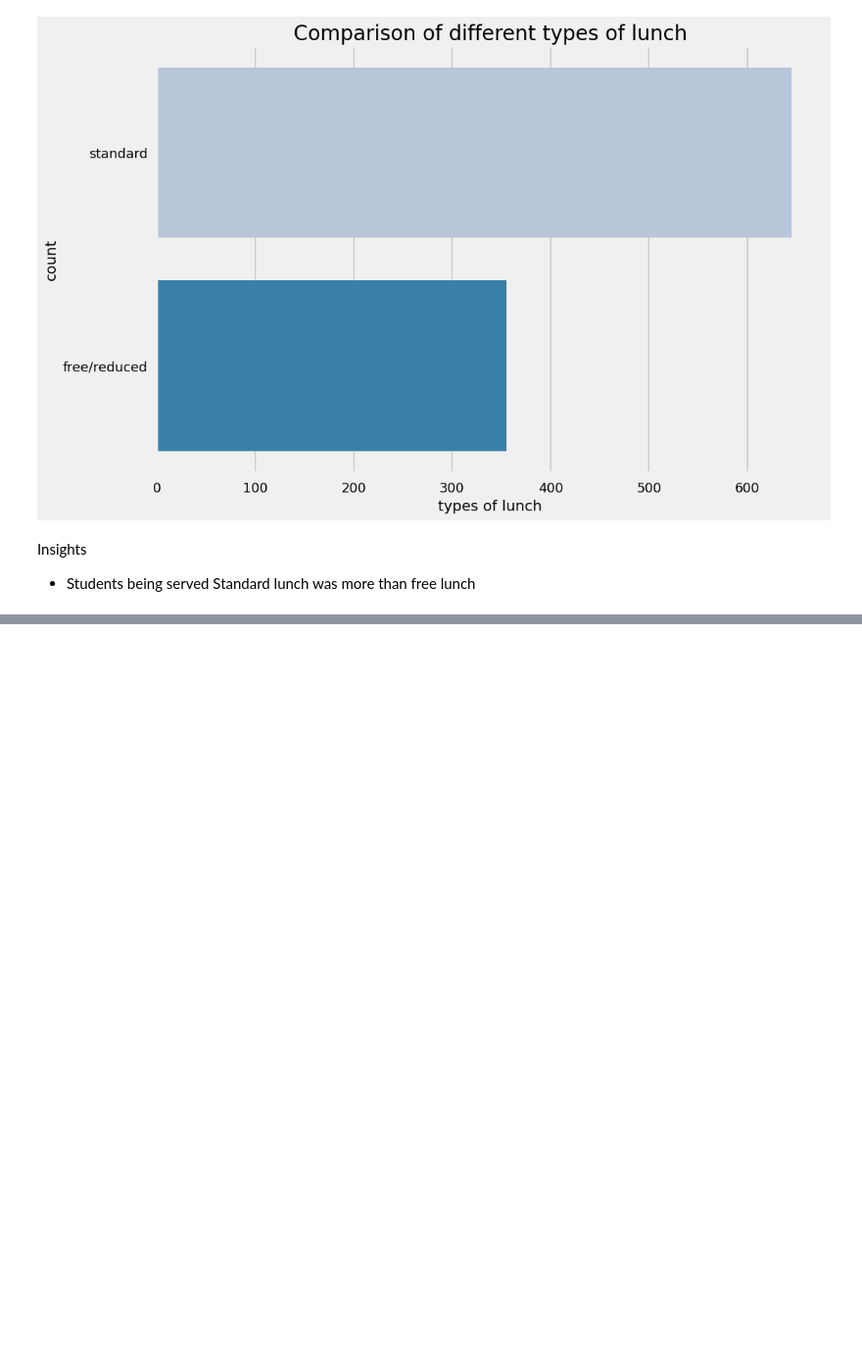
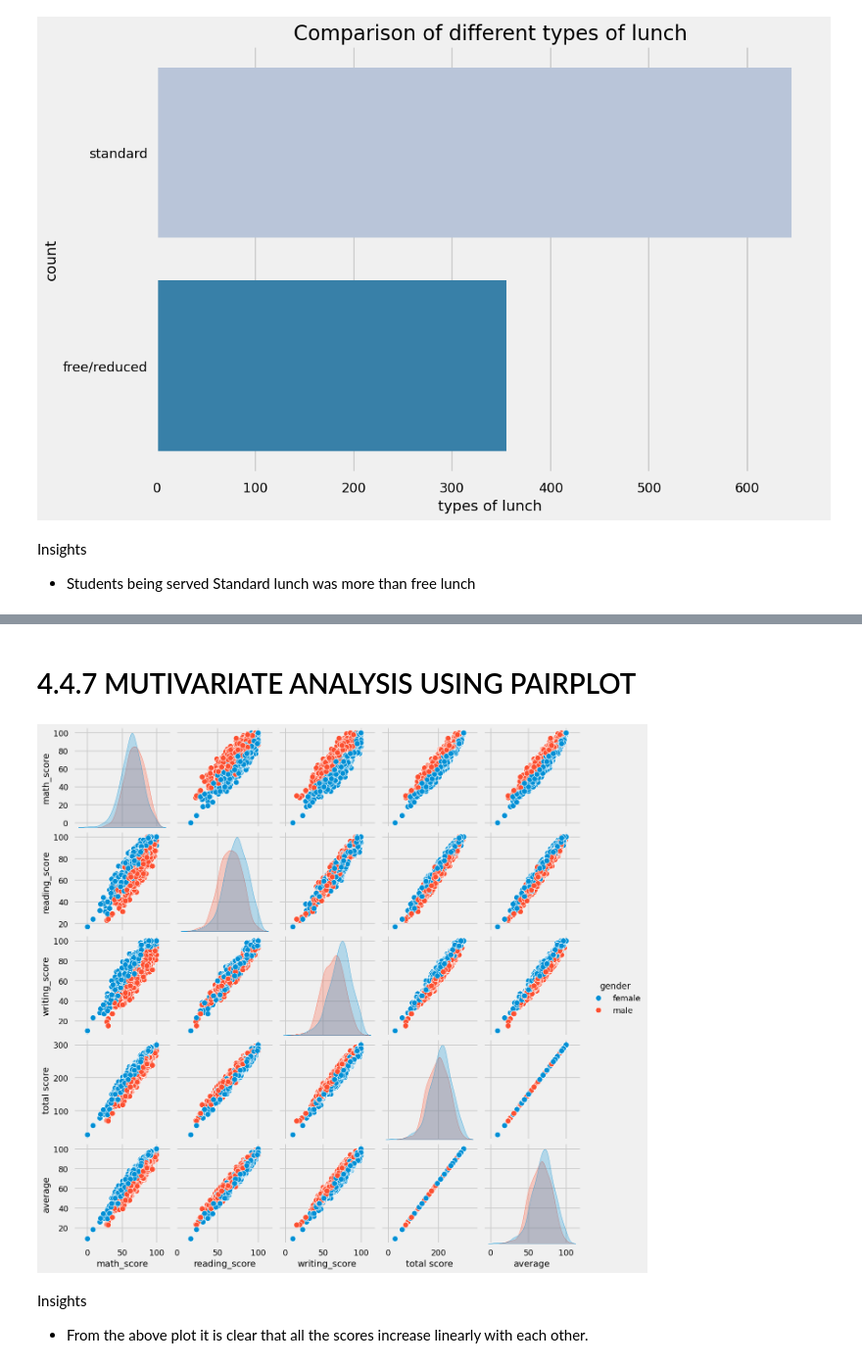
Before and after one commit to Marmik-Patel03/MLproject, a Jupyter notebook: notebook/1.EDA STUDENT PERFORMANCE.ipynb, the cells around one changed output, grey strips where cells are left out. Shown at 98% size. Saved outputs shown, nothing was run; the diff lists cells and outputs as text; code cells hidden in the pictures; blank space fills up the shorter version.

```diff
--- a/notebook/1.EDA STUDENT PERFORMANCE.ipynb
+++ b/notebook/1.EDA STUDENT PERFORMANCE.ipynb
@@ -746,0 +878,10 @@ Insights
+# %% [markdown]
+# 4.4.7 MUTIVARIATE ANALYSIS USING PAIRPLOT
+# %%
+sns.pairplot(df,hue='gender')
+plt.show()
+# %% [output]
+[figure, added]
+# %% [markdown]
+Insights
+- From the above plot it is clear that all the scores increase linearly with each other.
```
Also changed, not shown: parts of 12 cells of this notebook, 2 other files.
